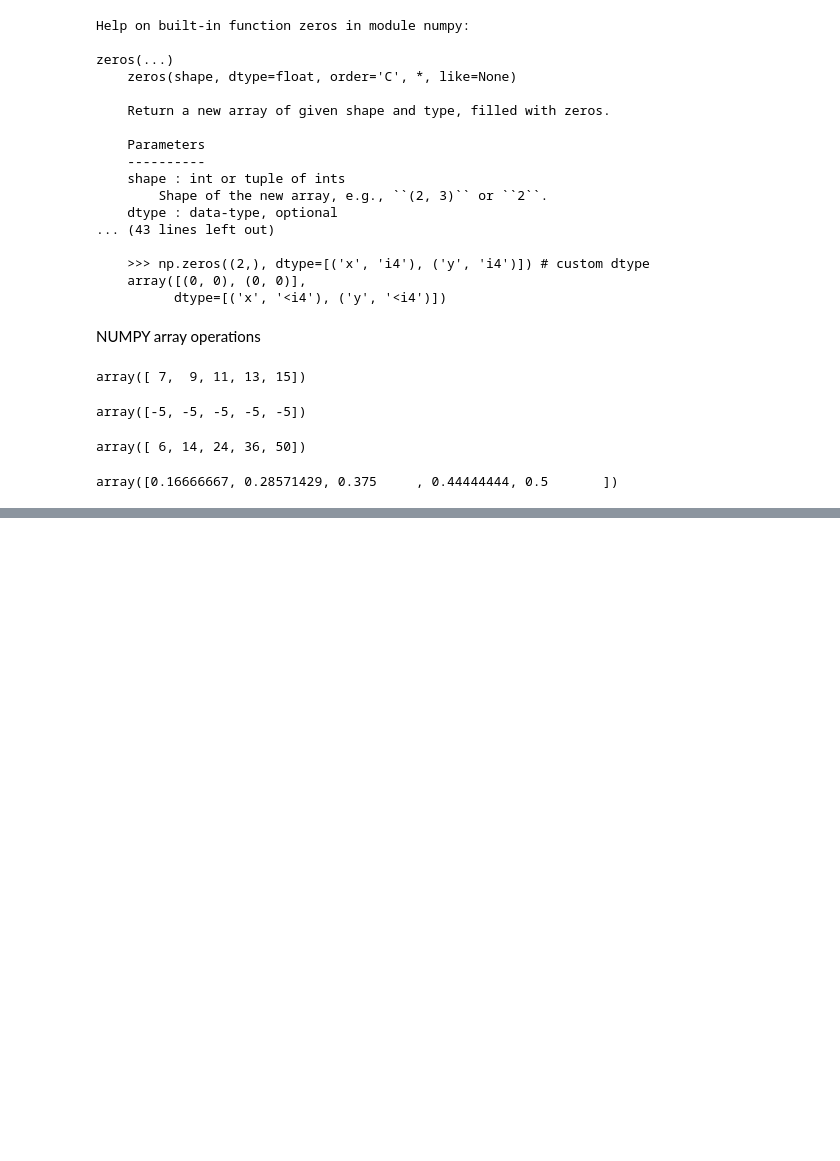
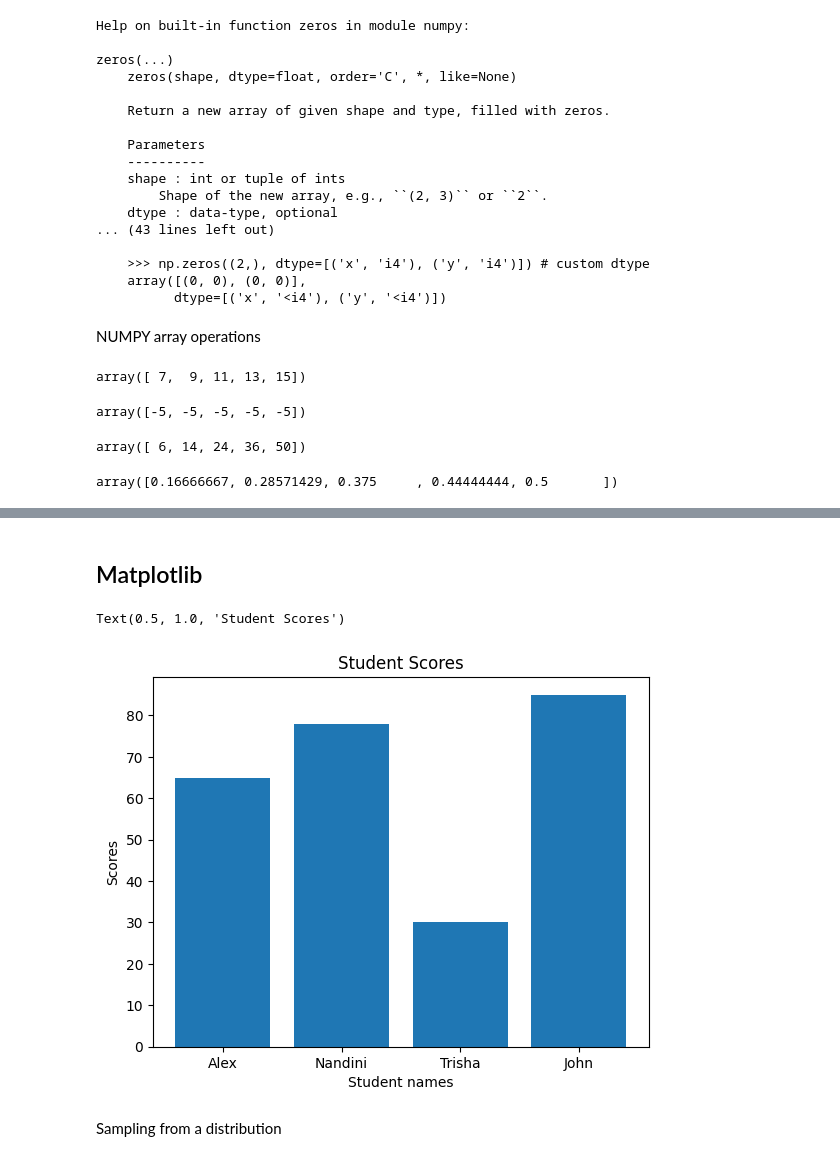
Before and after one commit to anarghya-04/ICSSL_Class1, a Jupyter notebook: python_intro_CSSL.ipynb, the cells around one changed output, grey strips where cells are left out. Cells and saved outputs as stored; diff of their text form; code cells hidden in the pictures; blank space fills up the shorter version.

Commit message:
More on dictionaries, numpy and matplotlib

```diff
--- a/python_intro_CSSL.ipynb
+++ b/python_intro_CSSL.ipynb
@@ -182,5 +184,5 @@ Dictionaries
 # %%
-score_dict = {"Alex":scores[0],"Nandini":scores[1],"Trisha":scores[2],"John":scores[3]}
-score_dict
+scores_dict = {"Alex":scores[0],"Nandini":scores[1],"Trisha":scores[2],"John":scores[3]}
+scores_dict
 # %% [output]
 {'Alex': 65, 'Nandini': 78, 'Trisha': 30, 'John': 85}
@@ -277,0 +385,2 @@ array([0.16666667, 0.28571429, 0.375     , 0.44444444, 0.5       ])
+# %% [markdown]
+## Matplotlib
@@ -277,0 +389,10 @@ array([0.16666667, 0.28571429, 0.375     , 0.44444444, 0.5       ])
+# %%
+bar_plot = plt.bar(scores_dict.keys(),scores_dict.values())
+plt.ylabel("Scores")
+plt.xlabel("Student names")
+plt.title("Student Scores")
+# %% [output]
+Text(0.5, 1.0, 'Student Scores')
+[figure, added]
+# %% [markdown]
+Sampling from a distribution
```
Also changed, not shown: parts of 27 cells of this notebook.
